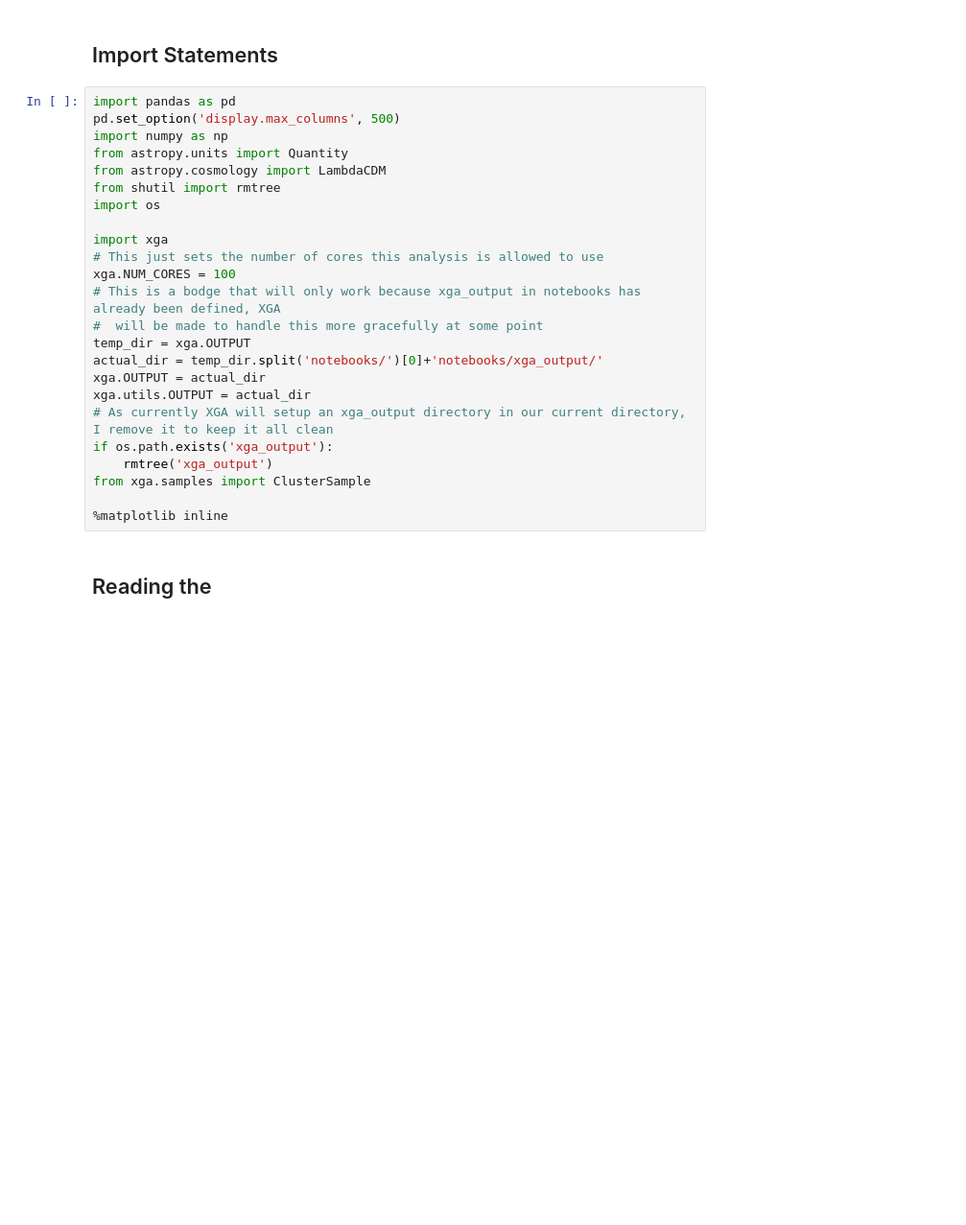
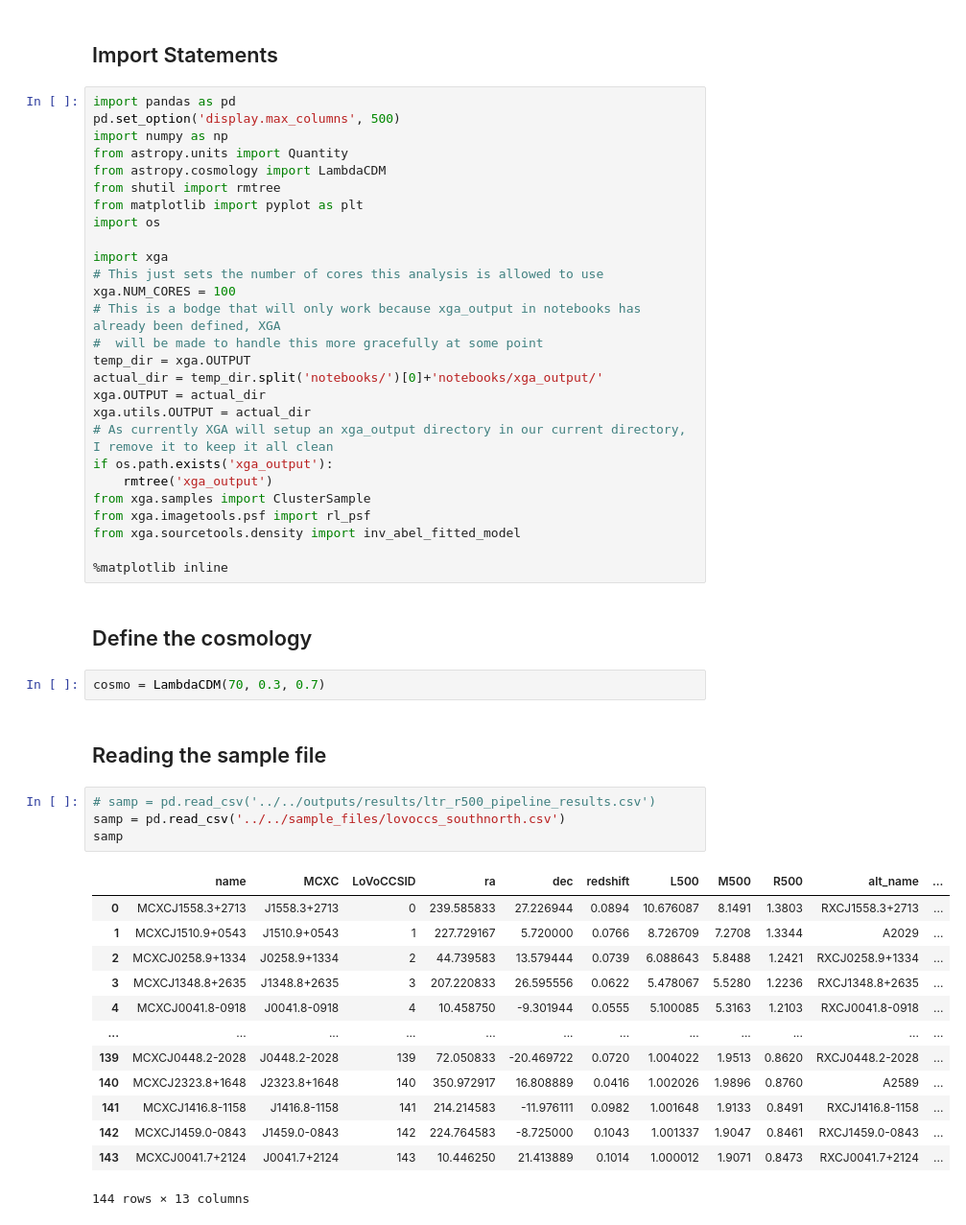
Before and after one commit to LoVoCCS/X-LoVoCCS-Analyses, a Jupyter notebook: notebooks/profiles/hot_icm_density.ipynb, the cells around one changed output. Shown at 96% size. Drawn from its saved outputs; the diff is of its cells as text; blank space fills up the shorter version.

Commit message:
Started work on the ICM density notebook

```diff
--- a/notebooks/profiles/hot_icm_density.ipynb
+++ b/notebooks/profiles/hot_icm_density.ipynb
@@ -13,6 +13,7 @@ import numpy as np
 from astropy.units import Quantity
 from astropy.cosmology import LambdaCDM
 from shutil import rmtree
+from matplotlib import pyplot as plt
 import os
 
 import xga
@@ -28,7 +29,31 @@ xga.utils.OUTPUT = actual_dir
 if os.path.exists('xga_output'):
     rmtree('xga_output')
 from xga.samples import ClusterSample
+from xga.imagetools.psf import rl_psf
+from xga.sourcetools.density import inv_abel_fitted_model
 
 %matplotlib inline
+# %% [markdown]
+## Define the cosmology
+# %%
+cosmo = LambdaCDM(70, 0.3, 0.7)
 # %% [markdown]
-## Reading the
+## Reading the sample file
+# %%
+# samp = pd.read_csv('../../outputs/results/ltr_r500_pipeline_results.csv')
+samp = pd.read_csv('../../sample_files/lovoccs_southnorth.csv')
+samp
+# %% [output]
+|  | name | MCXC | LoVoCCSID | ra | dec | redshift | L500 | M500 | R500 | alt_name | ... |
+| 0 | MCXCJ1558.3+2713 | J1558.3+2713 | 0 | 239.585833 | 27.226944 | 0.0894 | 10.676087 | 8.1491 | 1.3803 | RXCJ1558.3+2713 | ... |
+| 1 | MCXCJ1510.9+0543 | J1510.9+0543 | 1 | 227.729167 | 5.720000 | 0.0766 | 8.726709 | 7.2708 | 1.3344 | A2029 | ... |
+| 2 | MCXCJ0258.9+1334 | J0258.9+1334 | 2 | 44.739583 | 13.579444 | 0.0739 | 6.088643 | 5.8488 | 1.2421 | RXCJ0258.9+1334 | ... |
+| 3 | MCXCJ1348.8+2635 | J1348.8+2635 | 3 | 207.220833 | 26.595556 | 0.0622 | 5.478067 | 5.5280 | 1.2236 | RXCJ1348.8+2635 | ... |
+| 4 | MCXCJ0041.8-0918 | J0041.8-0918 | 4 | 10.458750 | -9.301944 | 0.0555 | 5.100085 | 5.3163 | 1.2103 | RXCJ0041.8-0918 | ... |
+| ... | ... | ... | ... | ... | ... | ... | ... | ... | ... | ... | ... |
+| 139 | MCXCJ0448.2-2028 | J0448.2-2028 | 139 | 72.050833 | -20.469722 | 0.0720 | 1.004022 | 1.9513 | 0.8620 | RXCJ0448.2-2028 | ... |
+| 140 | MCXCJ2323.8+1648 | J2323.8+1648 | 140 | 350.972917 | 16.808889 | 0.0416 | 1.002026 | 1.9896 | 0.8760 | A2589 | ... |
+| 141 | MCXCJ1416.8-1158 | J1416.8-1158 | 141 | 214.214583 | -11.976111 | 0.0982 | 1.001648 | 1.9133 | 0.8491 | RXCJ1416.8-1158 | ... |
+| 142 | MCXCJ1459.0-0843 | J1459.0-0843 | 142 | 224.764583 | -8.725000 | 0.1043 | 1.001337 | 1.9047 | 0.8461 | RXCJ1459.0-0843 | ... |
+| 143 | MCXCJ0041.7+2124 | J0041.7+2124 | 143 | 10.446250 | 21.413889 | 0.1014 | 1.000012 | 1.9071 | 0.8473 | RXCJ0041.7+2124 | ... |
+144 rows × 13 columns
```
Also changed, not shown: parts of 8 cells of this notebook.
